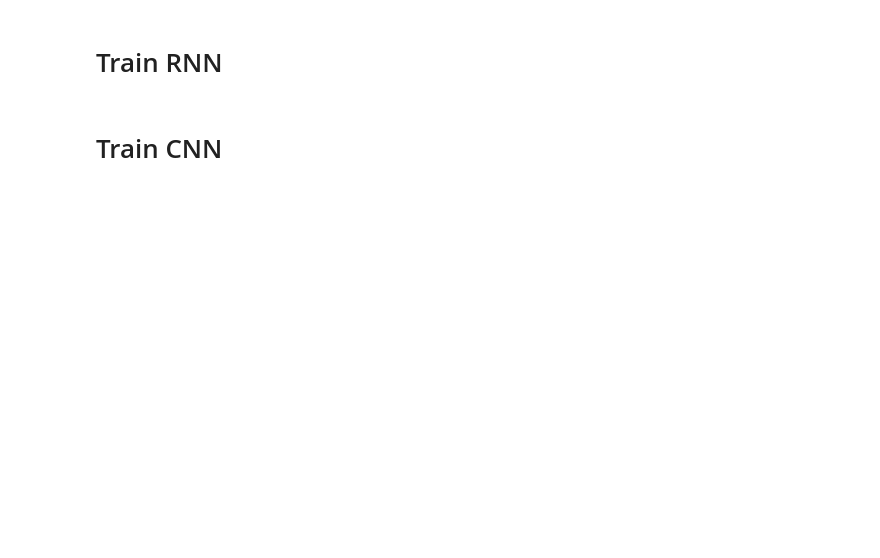
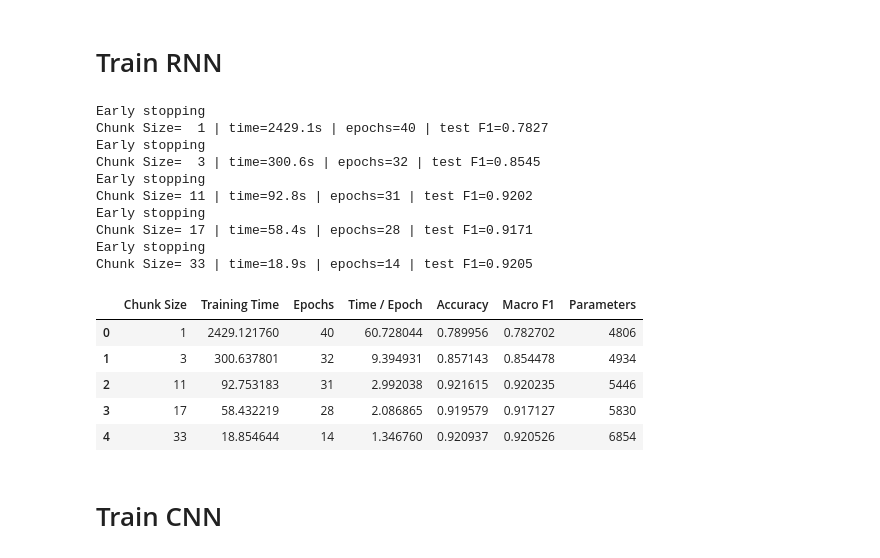
Before and after one commit to joel-mendes/DLFBT-LAB, a Jupyter notebook: Final_project/explorations.ipynb, the cells around one changed output. Cells and saved outputs as stored; diff of their text form; code cells hidden in the pictures; blank space fills up the shorter version.

```diff
--- a/Final_project/explorations.ipynb
+++ b/Final_project/explorations.ipynb
@@ -431,2 +470,26 @@ print("Epochs:", rnn_result["epochs_completed"])
+# %%
+# RNN: chunk size
+rnn_chunk_results, rnn_chunk_df = run_sweep(
+    lambda v: RNNClassifier(input_size=n_features, n_classes=n_classes, chunk_size=v),
+    [1, 3, 11, 17, 33], "Chunk Size",
+)
+rnn_chunk_df
+# %% [output]
+Early stopping
+Chunk Size=  1 | time=2429.1s | epochs=40 | test F1=0.7827
+Early stopping
+Chunk Size=  3 | time=300.6s | epochs=32 | test F1=0.8545
+Early stopping
+Chunk Size= 11 | time=92.8s | epochs=31 | test F1=0.9202
+Early stopping
+Chunk Size= 17 | time=58.4s | epochs=28 | test F1=0.9171
+Early stopping
+Chunk Size= 33 | time=18.9s | epochs=14 | test F1=0.9205
+|  | Chunk Size | Training Time | Epochs | Time / Epoch | Accuracy | Macro F1 | Parameters |
+| 0 | 1 | 2429.121760 | 40 | 60.728044 | 0.789956 | 0.782702 | 4806 |
+| 1 | 3 | 300.637801 | 32 | 9.394931 | 0.857143 | 0.854478 | 4934 |
+| 2 | 11 | 92.753183 | 31 | 2.992038 | 0.921615 | 0.920235 | 5446 |
+| 3 | 17 | 58.432219 | 28 | 2.086865 | 0.919579 | 0.917127 | 5830 |
+| 4 | 33 | 18.854644 | 14 | 1.346760 | 0.920937 | 0.920526 | 6854 |
 # %% [markdown]
 # Train CNN
```
Also changed, not shown: parts of 52 cells of this notebook, 9 other files.
